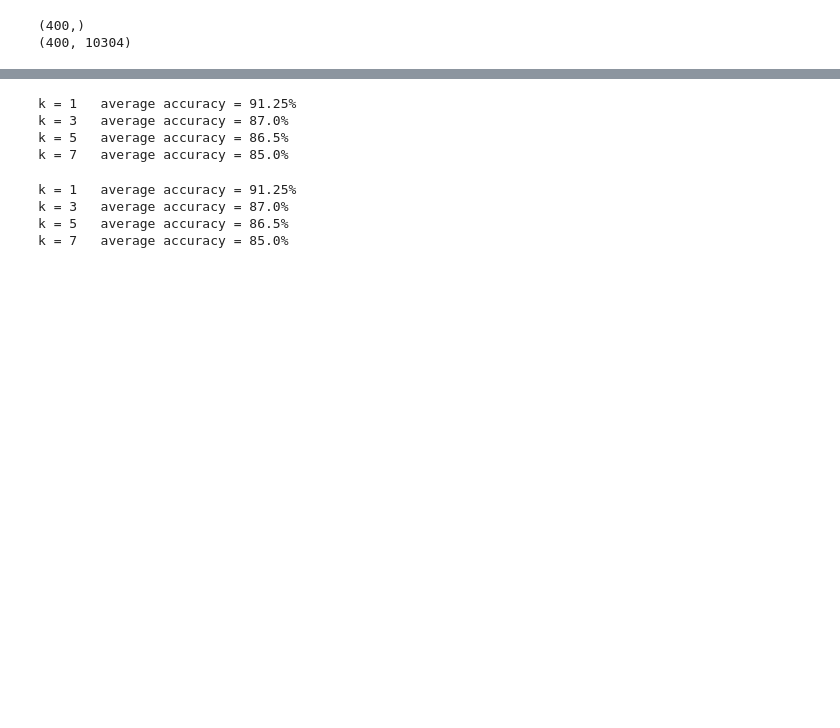
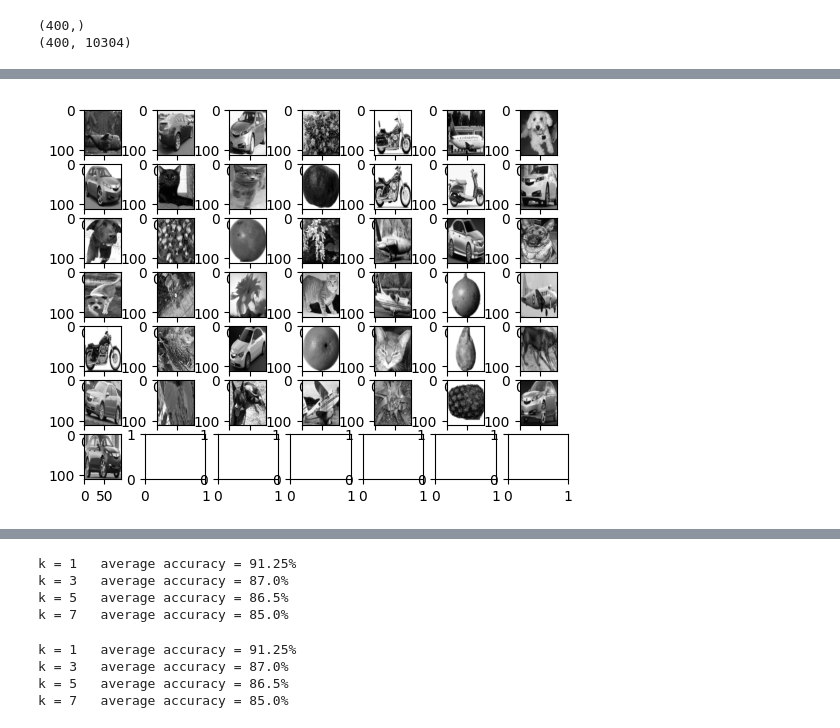
Before and after one commit to mawhab/Face-recognition-using-PCA, a Jupyter notebook: test.ipynb, the cells around one changed output, grey strips where cells are left out. Drawn from its saved outputs; the diff is of its cells as text; code cells hidden in the pictures; blank space fills up the shorter version.

```diff
--- a/test.ipynb
+++ b/test.ipynb
@@ -325,0 +367,13 @@ Finding top n eigen values to reach alpha (0.8): .. Done. -- Found top 37 eigen
+# %%
+fig, axs = plt.subplots(math.ceil(math.sqrt(len(fail))), math.ceil(math.sqrt(len(fail))))
+axs = axs.flatten()
+
+c = 0
+
+for f in fail:
+    img = np.reshape(X_train_new[f],(112,92))
+    axs[c].imshow(img, cmap='gray')
+    c+=1
+    # plt.show()
+# %% [output]
+[figure, added]
```
Also changed, not shown: parts of 13 cells of this notebook.
